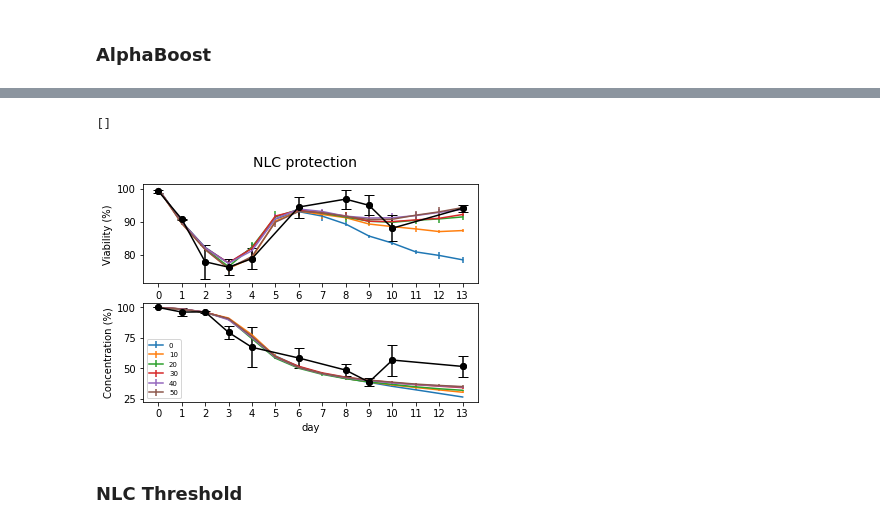
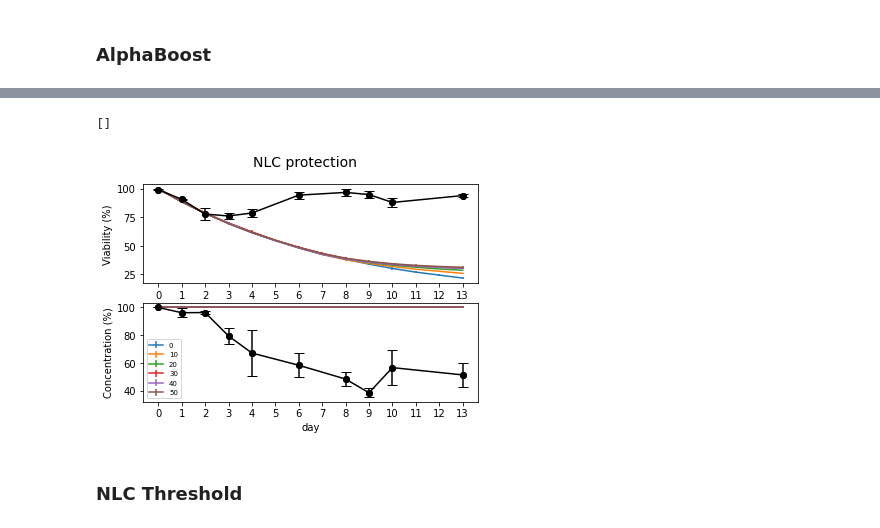
Before and after one commit to Ninouchkaia/ABM, a Jupyter notebook: ABM_figures.ipynb, the cells around one changed output, grey strips where cells are left out. Drawn from its saved outputs; the diff is of its cells as text; code cells hidden in the pictures.

```diff
--- a/ABM_figures.ipynb
+++ b/ABM_figures.ipynb
@@ -1297,10 +1429,11 @@ Saving 6_NLCProtection.csv to 6_NLCProtection.csv
 # %%
 ## plot simulations vs experimental data
-file_name = "6_NLCProtection"
+file_name = "PerturbNoPhagoAndNLCProtection (2)"
 import pandas as pd
 from IPython.display import set_matplotlib_formats
 %matplotlib inline
 set_matplotlib_formats('png')
+# set_matplotlib_formats('svg')
 
 df = pd.read_csv("%s.csv" % file_name, skiprows = 6)
 
@@ -1329,34 +1462,36 @@ axes[1].set_xticklabels(range(0,14))
 concentration.plot(None, 'mean', yerr='std', ax=axes[1], legend=True)
 
 x_axis = axes[1].axes.get_xaxis()
 x_axis.set_label_text('day')
 # x_label = x_axis.get_label()
 # ##print isinstance(x_label, matplotlib.artist.Artist)
 # x_label.set_visible(False)
 
 # axes[0].legend(loc='lower right', prop={'size': 7})#, bbox_to_anchor=(1.3,1.3), )
 axes[1].legend(loc='best', prop={'size': 7})#, bbox_to_anchor=(1.3,1.3), )
 
 # ### add the mean experimental
 viability = np.genfromtxt("patientsData.tsv", delimiter='\t', names=True)
 viability_means_array = np.array(viability_means, dtype=np.float)
 viability_mask = np.isfinite(viability_means_array)
 axes[0].plot (viability['Day'][viability_mask]*24, viability_means_array[viability_mask], linestyle='-', marker='o', color='black', label='Model length', zorder=10 )
 axes[0].scatter (viability['Day'][viability_mask]*24, viability_means_array[viability_mask], facecolors ='black', edgecolors='black')
 axes[0].errorbar(viability['Day']*24, viability_means_array, viability_err, ecolor = 'black', fmt='none', capsize = 5)
 # axes[0].axis(ymin=40,ymax=100)
 
 concentration = np.genfromtxt("patientsDataConc.tsv", delimiter='\t', names=True)
 concentration_means_array = np.array(concentration_means, dtype=np.float)
 concentration_mask = np.isfinite(concentration_means_array)
 axes[1].plot (concentration['Time'][concentration_mask]*24, concentration_means_array[concentration_mask], linestyle='-', marker='o', color='black', label='Exp', zorder=10)
 axes[1].scatter (concentration['Time'][concentration_mask]*24, concentration_means_array[concentration_mask], facecolors ='black', edgecolors='black')
 axes[1].errorbar(concentration['Time']*24, concentration_means, concentration_err, ecolor = 'black', fmt='none', capsize = 5)
 
 plt.plot()
+# plt.savefig("PerturbNLCProtection.svg")
+# files.download("PerturbNLCProtection.svg")
 # %% [output]
 []
-[figure, old version]
+[figure, new version]
 # %% [markdown]
 ### NLC Threshold
 # %%
```
Also changed, not shown: parts of 105 cells of this notebook.
